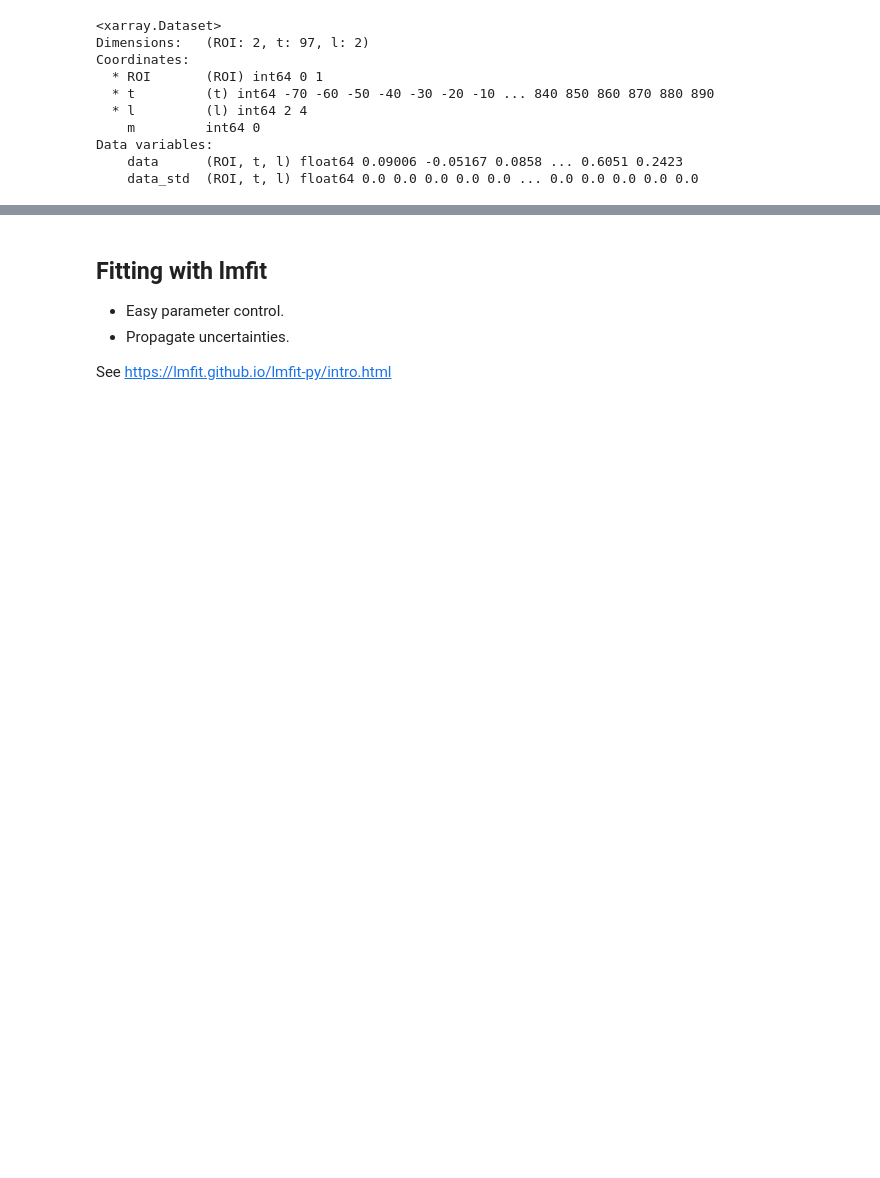
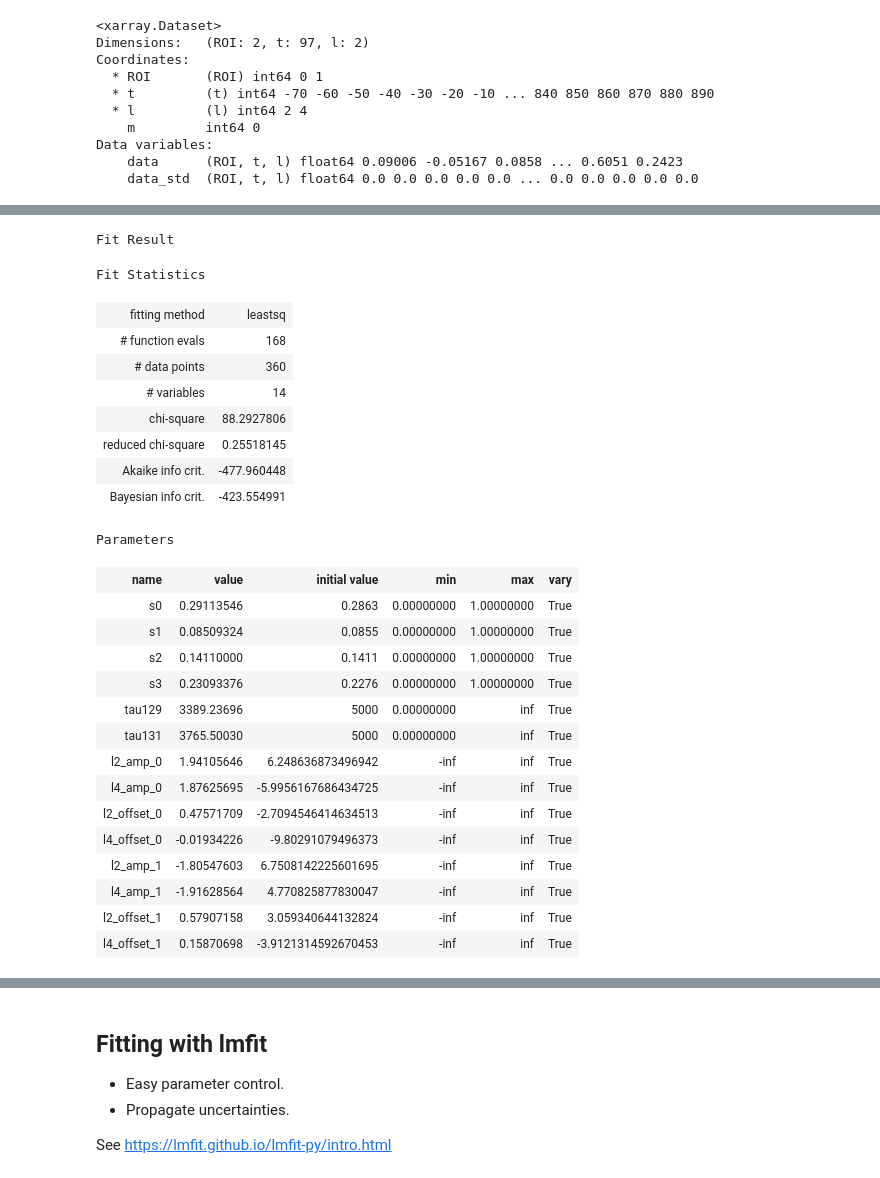
Before and after one commit to phockett/Quantum-Beat_Photoelectron-Imaging_Spectroscopy_of_Xe_in_the_VUV, a Jupyter notebook: notebooks/4_modelling/4.03_hyperfine_beats_advanced_fitting_180624.ipynb, the cells around one changed output, grey strips where cells are left out. Drawn from its saved outputs; the diff is of its cells as text; code cells hidden in the pictures; blank space fills up the shorter version.

Commit message:
Advanced fitting running, giving reasonable results in quick tests, needs error prop and tidy-up.

```diff
--- a/notebooks/4_modelling/4.03_hyperfine_beats_advanced_fitting_180624.ipynb
+++ b/notebooks/4_modelling/4.03_hyperfine_beats_advanced_fitting_180624.ipynb
@@ -197,10 +188,10 @@ dataUn = dataDict['BLMerr'].unstack().sel({'l':[2,4]}).copy()  # Main data has u
 #     modelIn = modelIn.sel(t=slice(trange[0],trange[1]))
 #     dataIn = dataIn.sel(t=slice(trange[0],trange[1]))
 
-res = residual(calcDict['ionization'].squeeze(), dataIn.squeeze())
-res.name = 'residual'
+# res = residual(calcDict['ionization'].squeeze(), dataIn.squeeze())
+# res.name = 'residual'
 
-
+# Adv version....
 res, dataDS, modelDS = residualAdv(calcDict['ionization'].squeeze(), dataIn.squeeze(), dataUn = dataUn)
 # %%
 dataDS
@@ -248,0 +242,62 @@ plotHyperfineModel(ionTest, overlay=['l'])
+# %%
+# Test lmfit with new functions...
+
+def calcAdvlmfit(params, trange=[0,1000], **kwargs):
+
+    calcDict = calcAdvFitModel(params, xePropsFit=xeProps, dataDict=dataDict)
+
+    # dataIn = dataDict['BLMall'].sel({'ROI':0,'l':4}).copy()
+    # dataIn = dataDict['BLMall'].unstack().sel({'l':[2,4]}).copy()
+    # dataUn = dataDict['BLMerr'].unstack().sel({'l':[2,4]}).copy()  # Main data has uncertainties separately currently
+
+    # if trange is not None:
+    #     modelIn = modelIn.sel(t=slice(trange[0],trange[1]))
+    #     dataIn = dataIn.sel(t=slice(trange[0],trange[1]))
+
+    # res = residual(calcDict['ionization'].squeeze(), dataIn.squeeze())
+    # res.name = 'residual'
+
+    res, dataDS, modelDS = residualAdv(calcDict['ionization'].squeeze(), dataIn.squeeze(), dataUn = dataUn)
+
+    # Optionally set trange
+    # NOTE: may also be set in calcBasicFitModel, so should be more careful here!
+    if trange is not None:
+        res = res.sel(t=slice(trange[0],trange[1]))
+        # dataIn = dataIn.sel(t=slice(trange[0],trange[1]))
+
+    return res.values
+
+# Set dataIn...
+dataIn = dataDict['BLMall'].unstack().sel({'l':[2,4]}).copy()
+dataUn = dataDict['BLMerr'].unstack().sel({'l':[2,4]}).copy()  # Main data has uncertainties separately currently
+
+out = minimize(calcAdvlmfit, params, kws={'xePropsFit':xeProps, 'dataDict':dataDict})
+# %%
+out
+# %% [output]
+Fit Result
+Fit Statistics
+| fitting method | leastsq |
+| # function evals | 168 |
+| # data points | 360 |
+| # variables | 14 |
+| chi-square | 88.2927806 |
+| reduced chi-square | 0.25518145 |
+| Akaike info crit. | -477.960448 |
+| Bayesian info crit. | -423.554991 |
+Parameters
+| name | value | initial value | min | max | vary |
+| s0 | 0.29113546 | 0.2863 | 0.00000000 | 1.00000000 | True |
+| s1 | 0.08509324 | 0.0855 | 0.00000000 | 1.00000000 | True |
+| s2 | 0.14110000 | 0.1411 | 0.00000000 | 1.00000000 | True |
+| s3 | 0.23093376 | 0.2276 | 0.00000000 | 1.00000000 | True |
+| tau129 | 3389.23696 | 5000 | 0.00000000 | inf | True |
+| tau131 | 3765.50030 | 5000 | 0.00000000 | inf | True |
+| l2_amp_0 | 1.94105646 | 6.248636873496942 | -inf | inf | True |
+| l4_amp_0 | 1.87625695 | -5.9956167686434725 | -inf | inf | True |
+| l2_offset_0 | 0.47571709 | -2.7094546414634513 | -inf | inf | True |
+| l4_offset_0 | -0.01934226 | -9.80291079496373 | -inf | inf | True |
+| l2_amp_1 | -1.80547603 | 6.7508142225601695 | -inf | inf | True |
+| l4_amp_1 | -1.91628564 | 4.770825877830047 | -inf | inf | True |
+| l2_offset_1 | 0.57907158 | 3.059340644132824 | -inf | inf | True |
+| l4_offset_1 | 0.15870698 | -3.9121314592670453 | -inf | inf | True |
```
Also changed, not shown: parts of 52 cells of this notebook, 2 other files.
